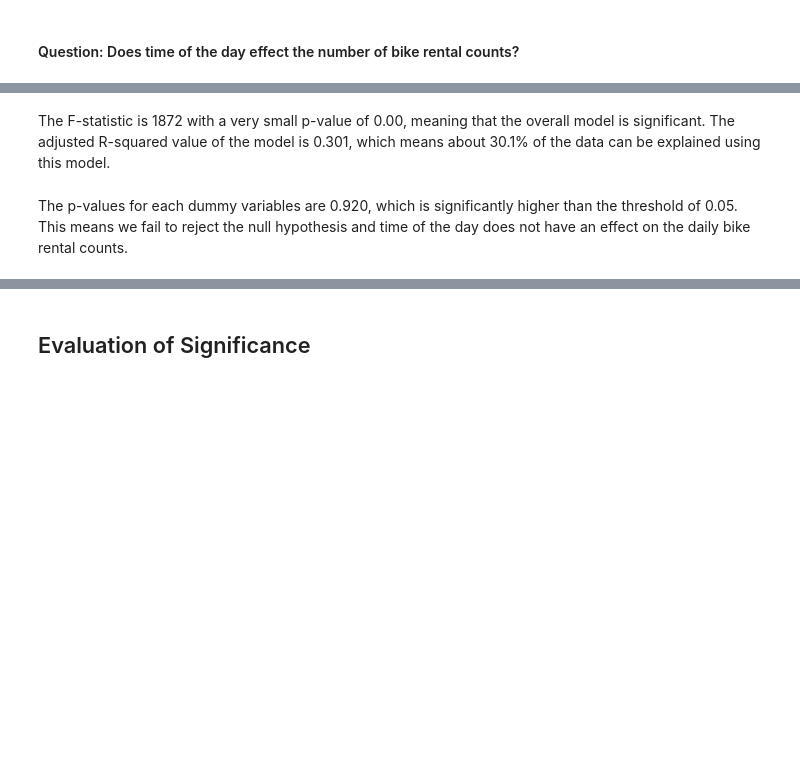
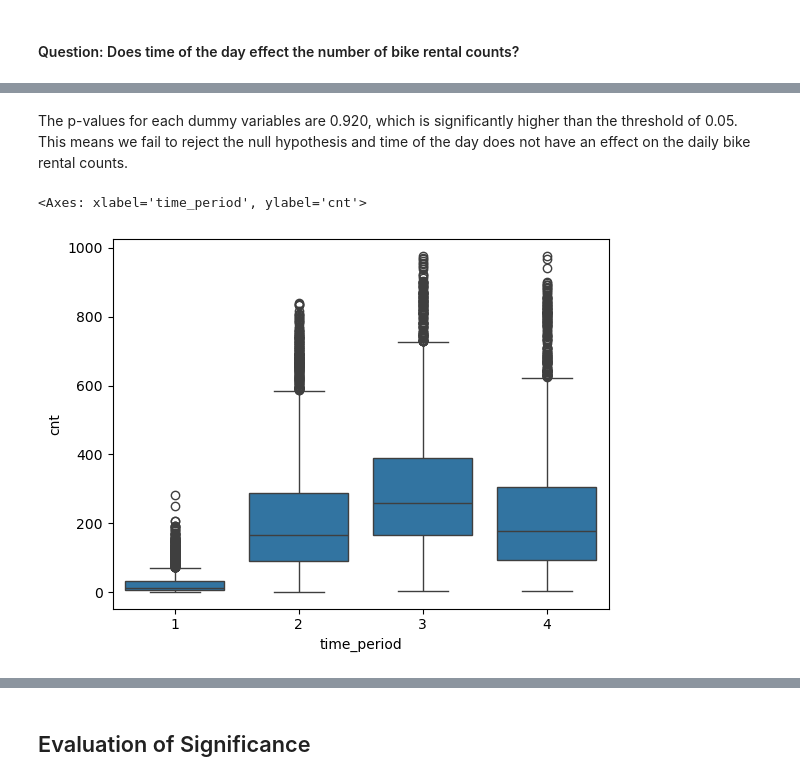
Before and after one commit to victorialiu7/info2950-final-proj, a Jupyter notebook: Info2950 Phase 4.ipynb, the cells around one changed output, grey strips where cells are left out. Cells and saved outputs as stored; diff of their text form; code cells hidden in the pictures; blank space fills up the shorter version.

```diff
--- a/Info2950 Phase 4.ipynb
+++ b/Info2950 Phase 4.ipynb
@@ -424,5 +417,9 @@ Notes:
 strong multicollinearity problems or that the design matrix is singular.
-# %% [markdown]
-The F-statistic is 1872 with a very small p-value of 0.00, meaning that the overall model is significant. The adjusted R-squared value of the model is 0.301, which means about 30.1% of the data can be explained using this model.
 # %% [markdown]
 The p-values for each dummy variables are 0.920, which is significantly higher than the threshold of 0.05. This means we fail to reject the null hypothesis and time of the day does not have an effect on the daily bike rental counts.
+# %%
+# plot a box graph of time of the day vs daily bike rental counts
+sns.boxplot(data=data, x='time_period', y='cnt')
+# %% [output]
+<Axes: xlabel='time_period', ylabel='cnt'>
+[figure, added]
```
Also changed, not shown: parts of 23 cells of this notebook.
